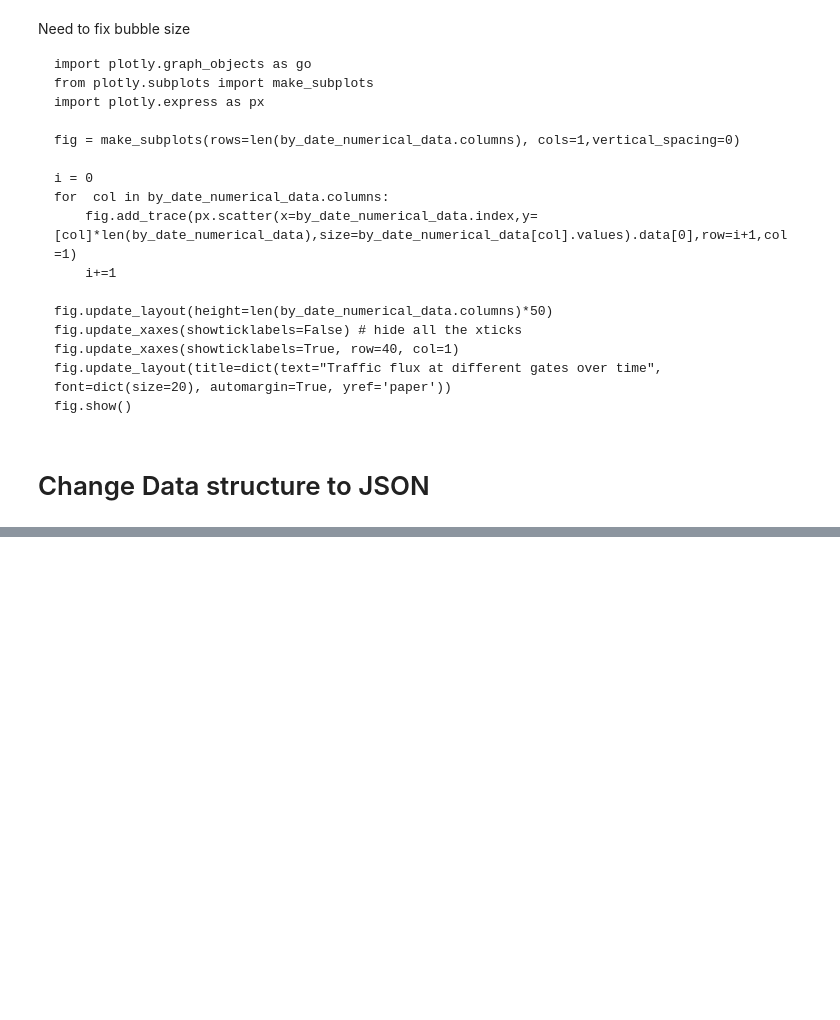
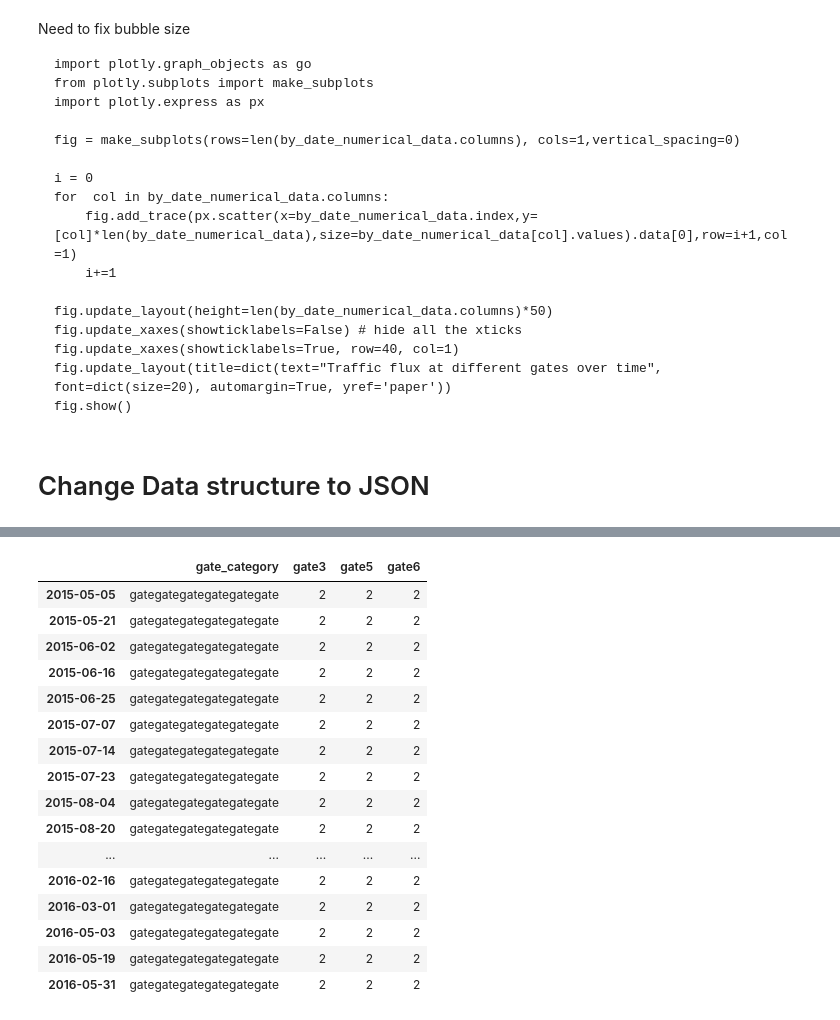
Before and after one commit to Visual-Analytics-2024/VA-Project, a Jupyter notebook: Python/Notebooks/basic data cleaning and visualizing.ipynb, the cells around one changed output, grey strips where cells are left out. Saved outputs shown, nothing was run; the diff lists cells and outputs as text; code cells hidden in the pictures; blank space fills up the shorter version.

```diff
--- a/Python/Notebooks/basic data cleaning and visualizing.ipynb
+++ b/Python/Notebooks/basic data cleaning and visualizing.ipynb
@@ -354,2 +482,22 @@ by_date_illegal_pass[ind_with_value]
+# %%
+by_date_illegal_pass
+# %% [output]
+|  | gate_category | gate3 | gate5 | gate6 |
+| 2015-05-05 | gategategategategategate | 2 | 2 | 2 |
+| 2015-05-21 | gategategategategategate | 2 | 2 | 2 |
+| 2015-06-02 | gategategategategategate | 2 | 2 | 2 |
+| 2015-06-16 | gategategategategategate | 2 | 2 | 2 |
+| 2015-06-25 | gategategategategategate | 2 | 2 | 2 |
+| 2015-07-07 | gategategategategategate | 2 | 2 | 2 |
+| 2015-07-14 | gategategategategategate | 2 | 2 | 2 |
+| 2015-07-23 | gategategategategategate | 2 | 2 | 2 |
+| 2015-08-04 | gategategategategategate | 2 | 2 | 2 |
+| 2015-08-20 | gategategategategategate | 2 | 2 | 2 |
+| ... | ... | ... | ... | ... |
+| 2016-02-16 | gategategategategategate | 2 | 2 | 2 |
+| 2016-03-01 | gategategategategategate | 2 | 2 | 2 |
+| 2016-05-03 | gategategategategategate | 2 | 2 | 2 |
+| 2016-05-19 | gategategategategategate | 2 | 2 | 2 |
+| 2016-05-31 | gategategategategategate | 2 | 2 | 2 |
 # %%
 fig, ax = plt.subplots()
```
Also changed, not shown: parts of 49 cells of this notebook, 1 other file.
